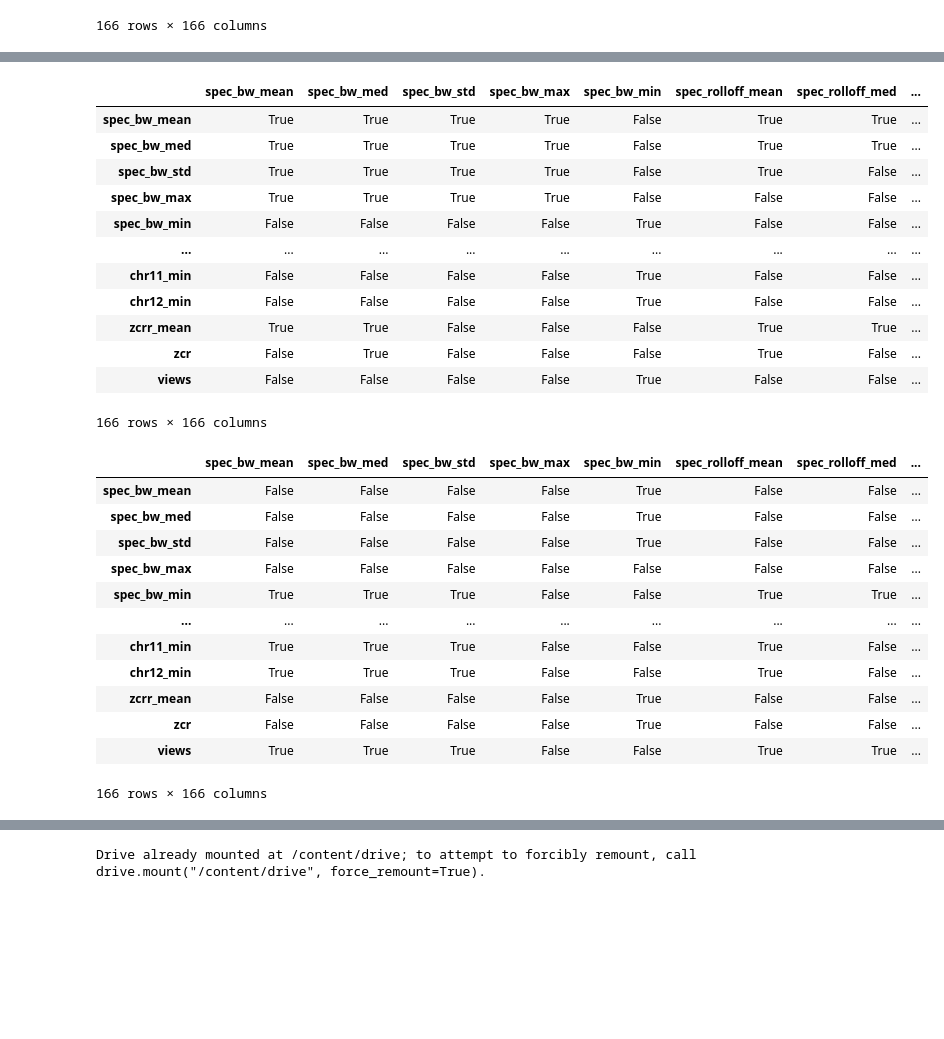
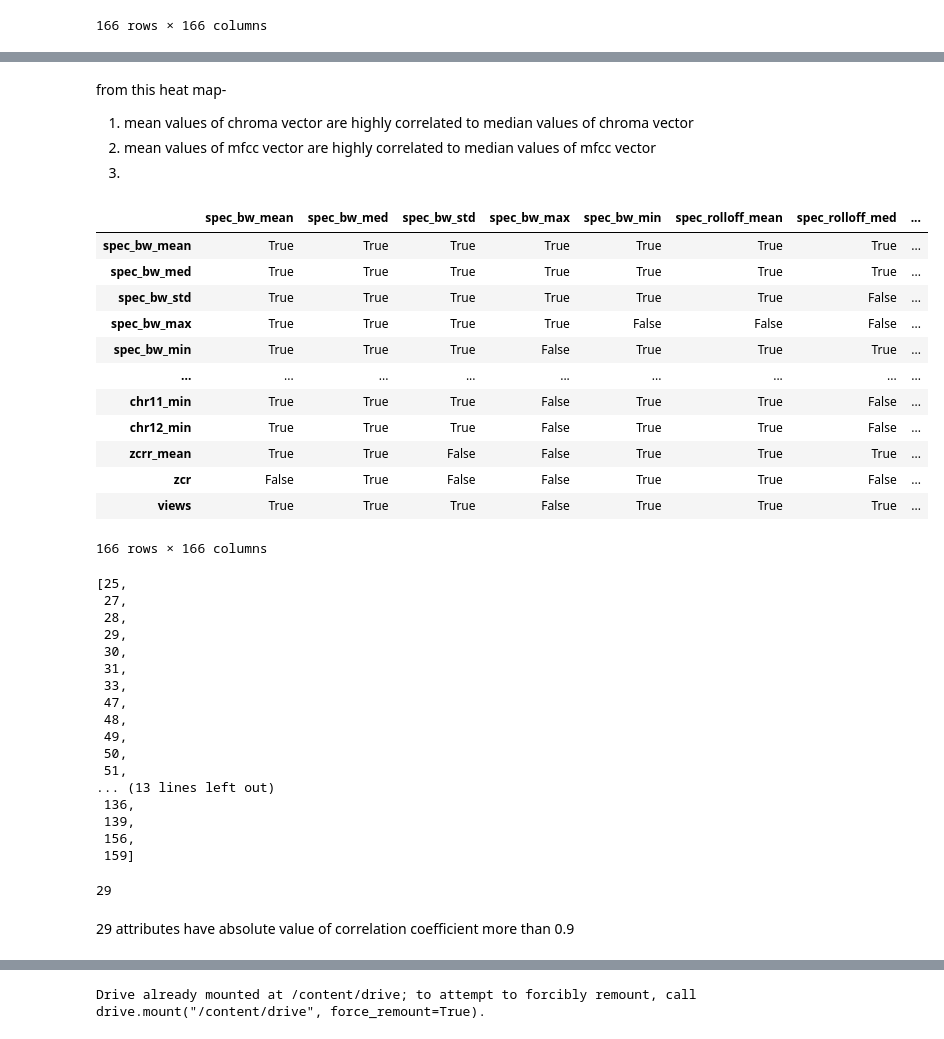
Before and after one commit to jithemji/Video-Content-Analysis, a Jupyter notebook: Audio/feature_visualization.ipynb, the cells around one changed output, grey strips where cells are left out. Cells and saved outputs as stored; diff of their text form; code cells hidden in the pictures; blank space fills up the shorter version.

```diff
--- a/Audio/feature_visualization.ipynb
+++ b/Audio/feature_visualization.ipynb
@@ -87,35 +87,56 @@ sns.heatmap(df.corr(),cmap='coolwarm')
 # %% [output]
 <matplotlib.axes._subplots.AxesSubplot at 0x...>
 [figure]
+# %% [markdown]
+from this heat map-
+
+
+1.   mean values of chroma vector are highly correlated to median values of chroma vector
+2.   mean values of mfcc vector are highly correlated to median values of mfcc vector
+3.
 # %%
-df.corr()>0.5
+df.corr().abs()>0.5
 # %% [output]
 |  | spec_bw_mean | spec_bw_med | spec_bw_std | spec_bw_max | spec_bw_min | spec_rolloff_mean | spec_rolloff_med | ... |
-| spec_bw_mean | True | True | True | True | False | True | True | ... |
-| spec_bw_med | True | True | True | True | False | True | True | ... |
-| spec_bw_std | True | True | True | True | False | True | False | ... |
+| spec_bw_mean | True | True | True | True | True | True | True | ... |
+| spec_bw_med | True | True | True | True | True | True | True | ... |
+| spec_bw_std | True | True | True | True | True | True | False | ... |
 | spec_bw_max | True | True | True | True | False | False | False | ... |
-| spec_bw_min | False | False | False | False | True | False | False | ... |
+| spec_bw_min | True | True | True | False | True | True | True | ... |
 | ... | ... | ... | ... | ... | ... | ... | ... | ... |
-| chr11_min | False | False | False | False | True | False | False | ... |
-| chr12_min | False | False | False | False | True | False | False | ... |
-| zcrr_mean | True | True | False | False | False | True | True | ... |
-| zcr | False | True | False | False | False | True | False | ... |
-| views | False | False | False | False | True | False | False | ... |
+| chr11_min | True | True | True | False | True | True | False | ... |
+| chr12_min | True | True | True | False | True | True | False | ... |
+| zcrr_mean | True | True | False | False | True | True | True | ... |
+| zcr | False | True | False | False | True | True | False | ... |
+| views | True | True | True | False | True | True | True | ... |
 166 rows × 166 columns
-# %%
-df.corr()<-0.5
-# %% [output]
-|  | spec_bw_mean | spec_bw_med | spec_bw_std | spec_bw_max | spec_bw_min | spec_rolloff_mean | spec_rolloff_med | ... |
-| spec_bw_mean | False | False | False | False | True | False | False | ... |
-| spec_bw_med | False | False | False | False | True | False | False | ... |
-| spec_bw_std | False | False | False | False | True | False | False | ... |
-| spec_bw_max | False | False | False | False | False | False | False | ... |
-| spec_bw_min | True | True | True | False | False | True | True | ... |
-| ... | ... | ... | ... | ... | ... | ... | ... | ... |
-| chr11_min | True | True | True | False | False | True | False | ... |
-| chr12_min | True | True | True | False | False | True | False | ... |
-| zcrr_mean | False | False | False | False | True | False | False | ... |
-| zcr | False | False | False | False | True | False | False | ... |
-| views | True | True | True | False | False | True | True | ... |
-166 rows × 166 columns
+# %%
+column_name=[]
+for i in range(165):
+  if(df.corr().abs().iloc[i,165]>0.9):
+    column_name.append(i)
+column_name
+# %% [output]
+[25,
+ 27,
+ 28,
+ 29,
+ 30,
+ 31,
+ 33,
+ 47,
+ 48,
+ 49,
+ 50,
+ 51,
+... (13 lines left out)
+ 136,
+ 139,
+ 156,
+ 159]
+# %%
+len(column_name)
+# %% [output]
+29
+# %% [markdown]
+29 attributes have absolute value of correlation coefficient more than 0.9
```
Also changed, not shown: parts of 1 cell of this notebook.
